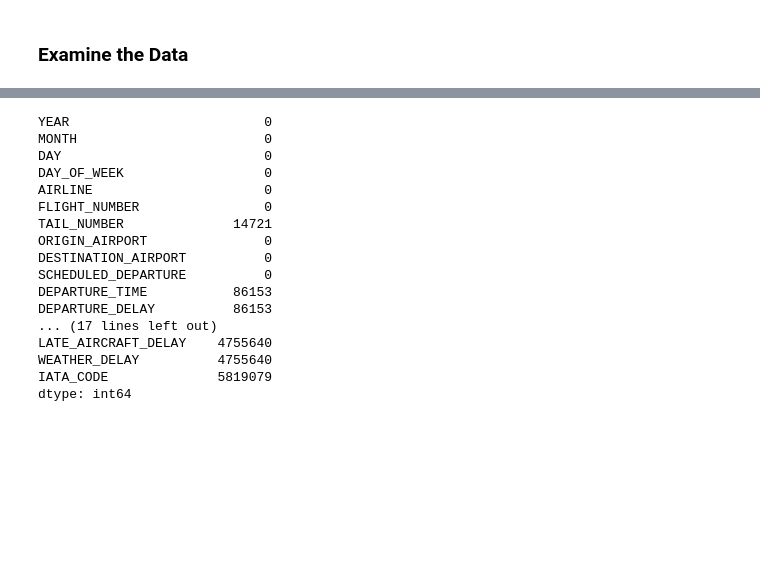
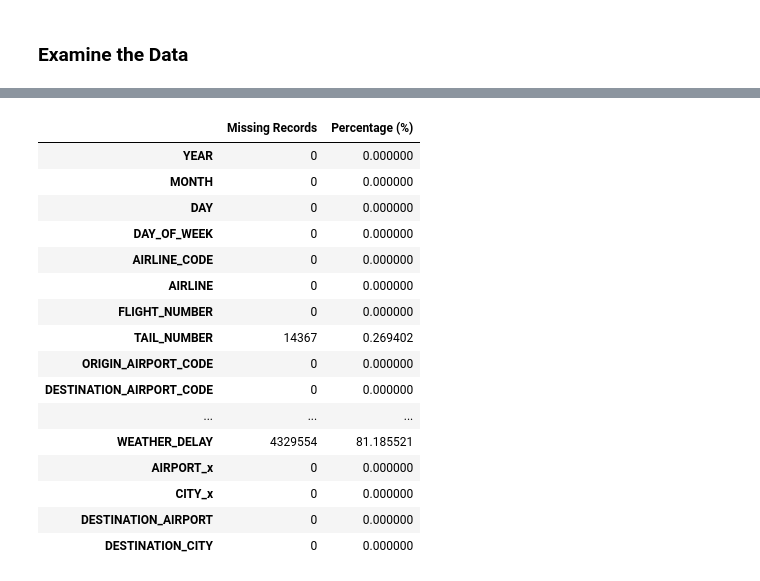
Before and after one commit to mattfarrow1/7331-machine-learning-1, a Jupyter notebook: Labs/Lab1_Group4.ipynb, the cells around one changed output, grey strips where cells are left out. Saved outputs shown, nothing was run; the diff lists cells and outputs as text; code cells hidden in the pictures; blank space fills up the shorter version.

```diff
--- a/Labs/Lab1_Group4.ipynb
+++ b/Labs/Lab1_Group4.ipynb
@@ -65,25 +88,27 @@ df.describe()
 8 rows × 26 columns
 # %%
 # How many missing values are there in the data?
-df.isnull().sum()
+# source: https://www.kaggle.com/hakkisimsek/plotly-tutorial-2
+pd.concat([df.isnull().sum(), 100 * df.isnull().sum()/len(df)],
+              axis=1).rename(columns={0:'Missing Records', 1:'Percentage (%)'})
 # %% [output]
-YEAR                         0
-MONTH                        0
-DAY                          0
-DAY_OF_WEEK                  0
-AIRLINE                      0
-FLIGHT_NUMBER                0
-TAIL_NUMBER              14721
-ORIGIN_AIRPORT               0
-DESTINATION_AIRPORT          0
-SCHEDULED_DEPARTURE          0
-DEPARTURE_TIME           86153
-DEPARTURE_DELAY          86153
-... (17 lines left out)
-LATE_AIRCRAFT_DELAY    4755640
-WEATHER_DELAY          4755640
-IATA_CODE              5819079
-dtype: int64
+|  | Missing Records | Percentage (%) |
+| YEAR | 0 | 0.000000 |
+| MONTH | 0 | 0.000000 |
+| DAY | 0 | 0.000000 |
+| DAY_OF_WEEK | 0 | 0.000000 |
+| AIRLINE_CODE | 0 | 0.000000 |
+| AIRLINE | 0 | 0.000000 |
+| FLIGHT_NUMBER | 0 | 0.000000 |
+| TAIL_NUMBER | 14367 | 0.269402 |
+| ORIGIN_AIRPORT_CODE | 0 | 0.000000 |
+| DESTINATION_AIRPORT_CODE | 0 | 0.000000 |
+| ... | ... | ... |
+| WEATHER_DELAY | 4329554 | 81.185521 |
+| AIRPORT_x | 0 | 0.000000 |
+| CITY_x | 0 | 0.000000 |
+| DESTINATION_AIRPORT | 0 | 0.000000 |
+| DESTINATION_CITY | 0 | 0.000000 |
 # %%
 # Examine correlation visually using Seaborn. (Code adapted from 02. Data Visualization.ipynb)
 cmap = sns.diverging_palette(220, 10, as_cmap=True)
```
Also changed, not shown: parts of 9 cells of this notebook.
